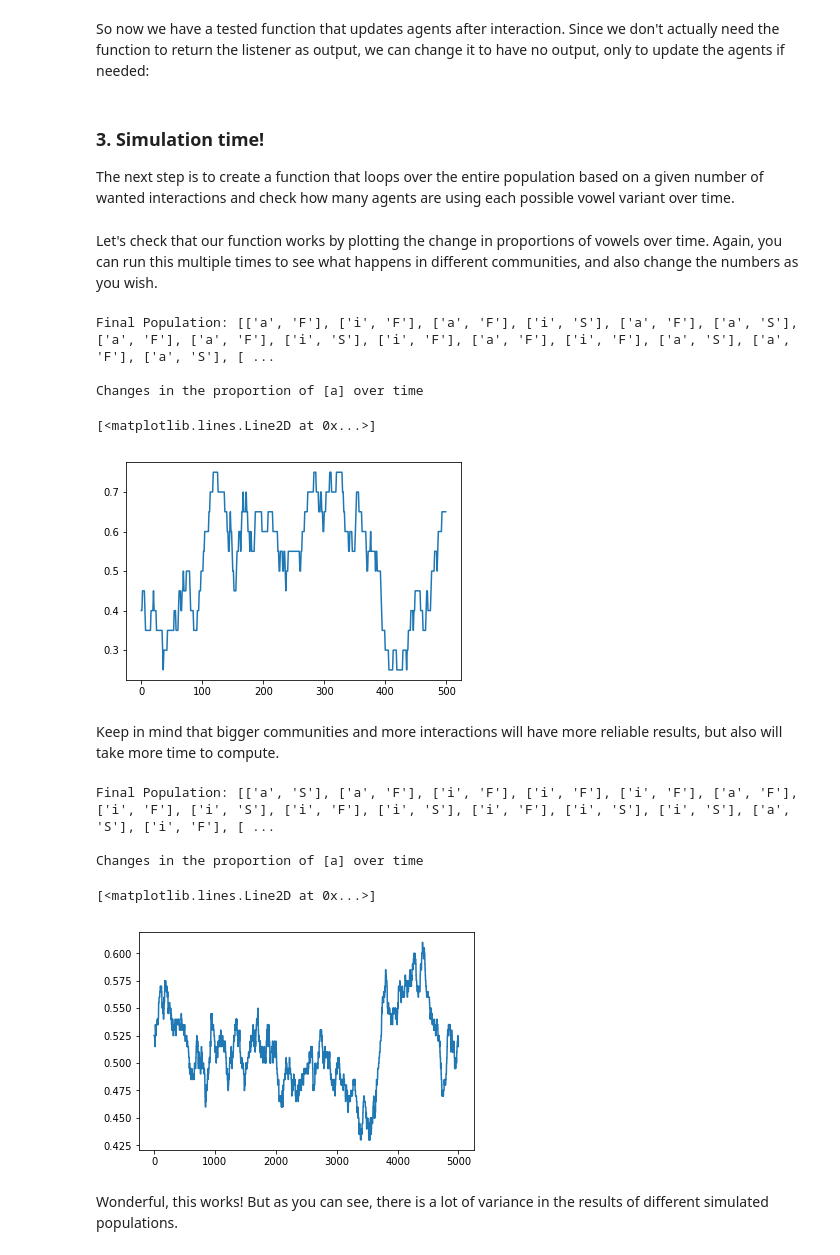
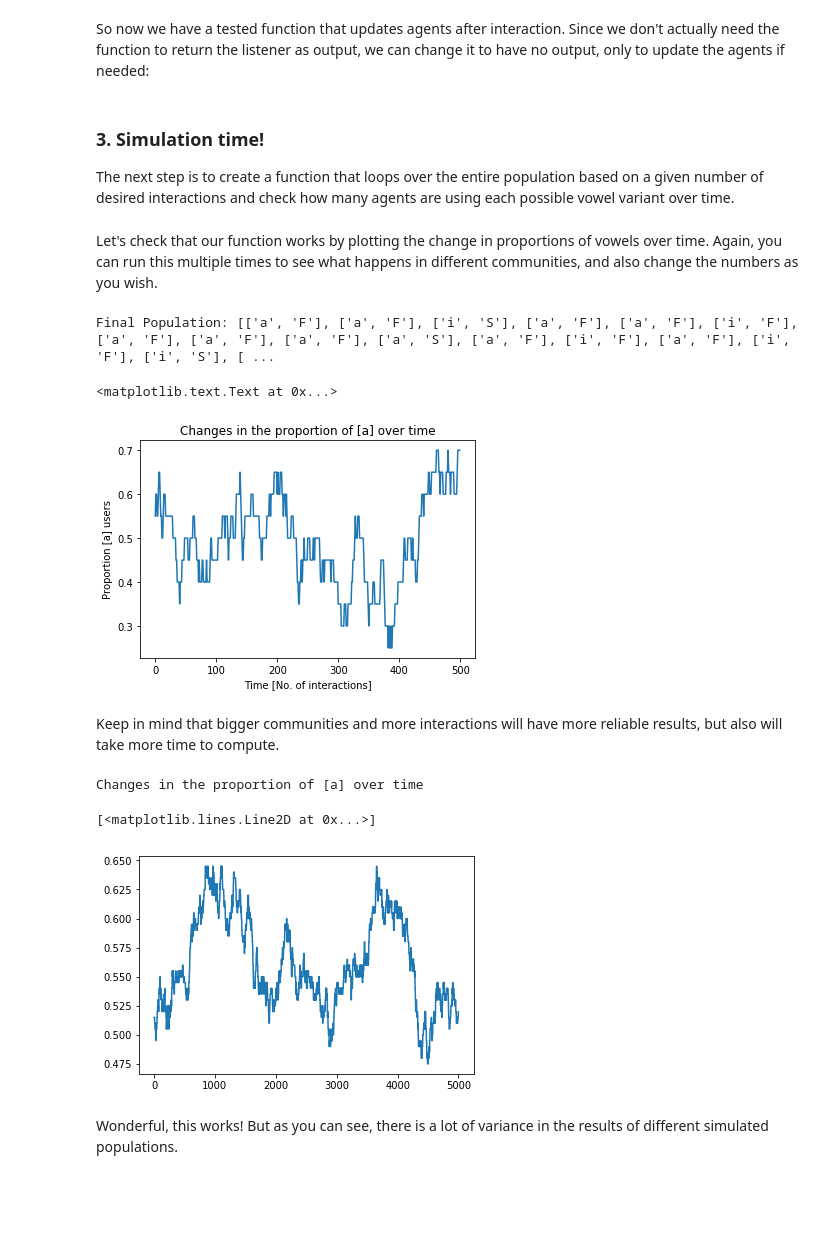
Before and after one commit to Limor-Raviv/Tutorial_Agent_Based_Models, a Jupyter notebook: Part 2 - A Simple Agent Based Model in Python.ipynb, the cells around one changed output. Drawn from its saved outputs; the diff is of its cells as text; code cells hidden in the pictures; blank space fills up the shorter version.

```diff
--- a/Part 2 - A Simple Agent Based Model in Python.ipynb
+++ b/Part 2 - A Simple Agent Based Model in Python.ipynb
@@ -218,7 +220,7 @@ def interact((listener,producer)):
             listener[0]=deepcopy(producer[0])
 # %% [markdown]
 ### 3. Simulation time!
-The next step is to create a function that loops over the entire population based on a given number of wanted interactions and check how many agents are using each possible vowel variant over time.
+The next step is to create a function that loops over the entire population based on a given number of desired interactions and check how many agents are using each possible vowel variant over time.
 # %%
 # Create a function that simulates a community of size N interacting randomly for K times
 
@@ -244,39 +246,38 @@ Let's check that our function works by plotting the change in proportions of vow
 # %%
 # Simulate 500 intaerctions between 20 agents
 new_population, proportion = simulate(20, 500)
 print "Final Population:", new_population
 
 # Make a plot of the changes in proportion of 'a' over interactions
 
 %matplotlib inline
 #put plot in the notebook
 import matplotlib.pyplot as plt # importing a plotting library
-print '   '
-print 'Changes in the proportion of [a] over time'
 plt.plot(proportion)
+
+# and add some details to the plot
+plt.title('Changes in the proportion of [a] over time')
+plt.ylabel('Proportion [a] users')
+plt.xlabel('Time [No. of interactions]')
 # %% [output]
-Final Population: [['a', 'F'], ['i', 'F'], ['a', 'F'], ['i', 'S'], ['a', 'F'], ['a', 'S'], ['a', 'F'], ['a', 'F'], ['i', 'S'], ['i', 'F'], ['a', 'F'], ['i', 'F'], ['a', 'S'], ['a', 'F'], ['a', 'S'], [ ...
-
-Changes in the proportion of [a] over time
+Final Population: [['a', 'F'], ['a', 'F'], ['i', 'S'], ['a', 'F'], ['a', 'F'], ['i', 'F'], ['a', 'F'], ['a', 'F'], ['a', 'F'], ['a', 'S'], ['a', 'F'], ['i', 'F'], ['a', 'F'], ['i', 'F'], ['i', 'S'], [ ...
-[<matplotlib.lines.Line2D at 0x...>]
+<matplotlib.text.Text at 0x...>
-[figure, old version]
+[figure, new version]
 # %% [markdown]
 Keep in mind that bigger communities and more interactions will have more reliable results, but also will take more time to compute.
 # %%
 # Simulate 5000 intaerctions between 200 agents
 new_population, proportion = simulate(200, 5000)
-print "Final Population:", new_population
+#print "Final Population:", new_population
 
 # Make a plot of the changes in proportion of 'a' over interactions
 print '   '
 print 'Changes in the proportion of [a] over time'
 plt.plot(proportion)
 # %% [output]
-Final Population: [['a', 'S'], ['a', 'F'], ['i', 'F'], ['i', 'F'], ['i', 'F'], ['a', 'F'], ['i', 'F'], ['i', 'S'], ['i', 'F'], ['i', 'S'], ['i', 'F'], ['i', 'S'], ['i', 'S'], ['a', 'S'], ['i', 'F'], [ ...
-
 Changes in the proportion of [a] over time
 [<matplotlib.lines.Line2D at 0x...>]
-[figure, old version]
+[figure, new version]
 # %% [markdown]
 Wonderful, this works! But as you can see, there is a lot of variance in the results of different simulated populations.
 # %% [markdown]
```
Also changed, not shown: parts of 19 cells of this notebook, 1 other file.
